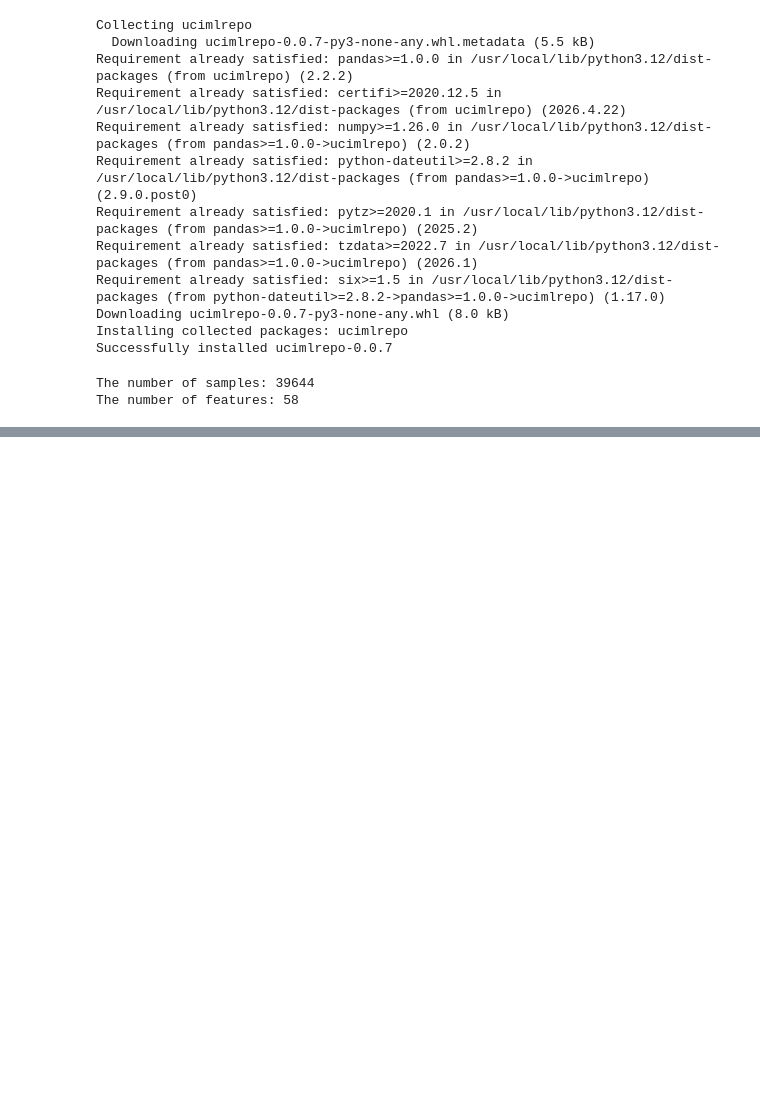
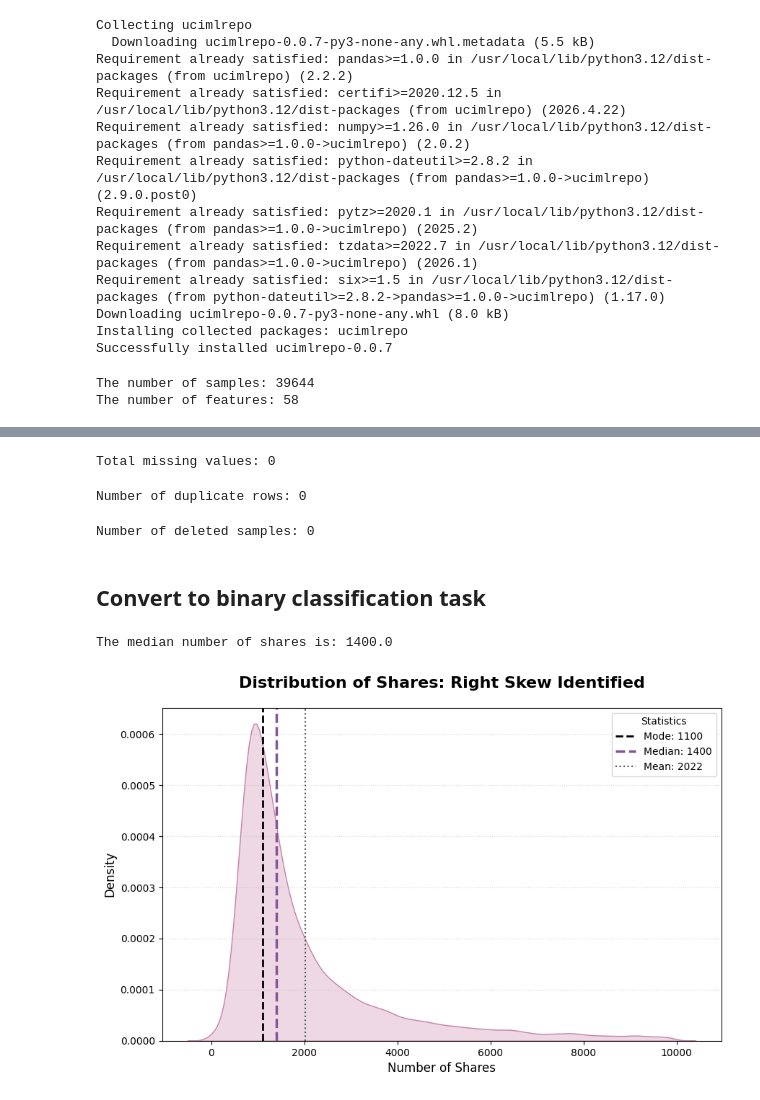
Before and after one commit to safoura-banihashemi/predicting-online-news-popularity, a Jupyter notebook: Predicting.ipynb, the cells around one changed output, grey strips where cells are left out. Cells and saved outputs as stored; diff of their text form; code cells hidden in the pictures; blank space fills up the shorter version.

```diff
--- a/Predicting.ipynb
+++ b/Predicting.ipynb
@@ -428,0 +96,6 @@ Result: Stationary (Reject Null Hypothesis - No Unit Root)
+# %%
+# Merge into one pandas frame, then convert to Spark
+df = pd.concat([X, y], axis=1)
+
+# Strip whitespace from column names
+df.columns = df.columns.str.strip()
@@ -428,0 +127,69 @@ Result: Stationary (Reject Null Hypothesis - No Unit Root)
+# %%
+# Check for any nulls across the entire dataset at once
+print(f"Total missing values: {df.isnull().sum().sum()}")
+# %% [output]
+Total missing values: 0
+# %%
+# Check if there are any duplicate rows
+print(f"Number of duplicate rows: {df.duplicated().sum()}")
+# %% [output]
+Number of duplicate rows: 0
+# %%
+# Convert to float
+for col in df.columns:
+    df[col] = pd.to_numeric(df[col], errors="coerce")
+
+df.dropna(inplace=True)
+df.reset_index(drop=True, inplace=True)
+
+# Count difference
+deleted_rows = len(X) - len(df)
+print(f"Number of deleted samples: {deleted_rows}")
+# %% [output]
+Number of deleted samples: 0
+# %% [markdown]
+## Convert to binary classification task
+# %%
+# Calculate the median of the target variable
+median_shares = df['shares'].median()
+print(f"The median number of shares is: {median_shares}")
+# %% [output]
+The median number of shares is: 1400.0
+# %%
+# Filter out
+filtered_y = df[df['shares'] < 10000]['shares'].copy()
+
+# Calculate the statistical points
+mean_val = filtered_y.mean()
+median_val = filtered_y.median() # This should be ~1400
+mode_val = filtered_y.mode()[0]  # Take the first mode if multiple exist
+
+# Initialize the plot
+fig, ax = plt.subplots(figsize=(10, 6))
+
+# Generate the Smooth Curve
+sns.kdeplot(filtered_y, color="#C781A8", fill=True, alpha=0.3, bw_adjust=0.8)
+
+# Add vertical dashed lines for statistical points
+# Mode line (Black, thick)
+ax.axvline(mode_val, color='black', linestyle='--', linewidth=2, label=f'Mode: {mode_val:.0f}')
+# Median line (Purple, thick)
+ax.axvline(median_val, color='#835496', linestyle='--', linewidth=2.5, label=f'Median: {median_val:.0f}')
+# Mean line (Dark grey, thin)
+ax.axvline(mean_val, color='#555555', linestyle=':', linewidth=1.5, label=f'Mean: {mean_val:.0f}')
+
+# Formatting & Labels
+ax.set_title("Distribution of Shares: Right Skew Identified", fontsize=16, fontweight='bold', pad=20)
+ax.set_xlabel("Number of Shares", fontsize=12)
+ax.set_ylabel("Density", fontsize=12)
+
+# Set the background to clean white and add subtle gridlines
+ax.set_facecolor('white')
+ax.grid(axis='y', linestyle=':', alpha=0.5)
+
+# Place the legend
+ax.legend(title="Statistics")
+
+plt.show()
+# %% [output]
+[figure, added]
```
Also changed, not shown: parts of 45 cells of this notebook.
